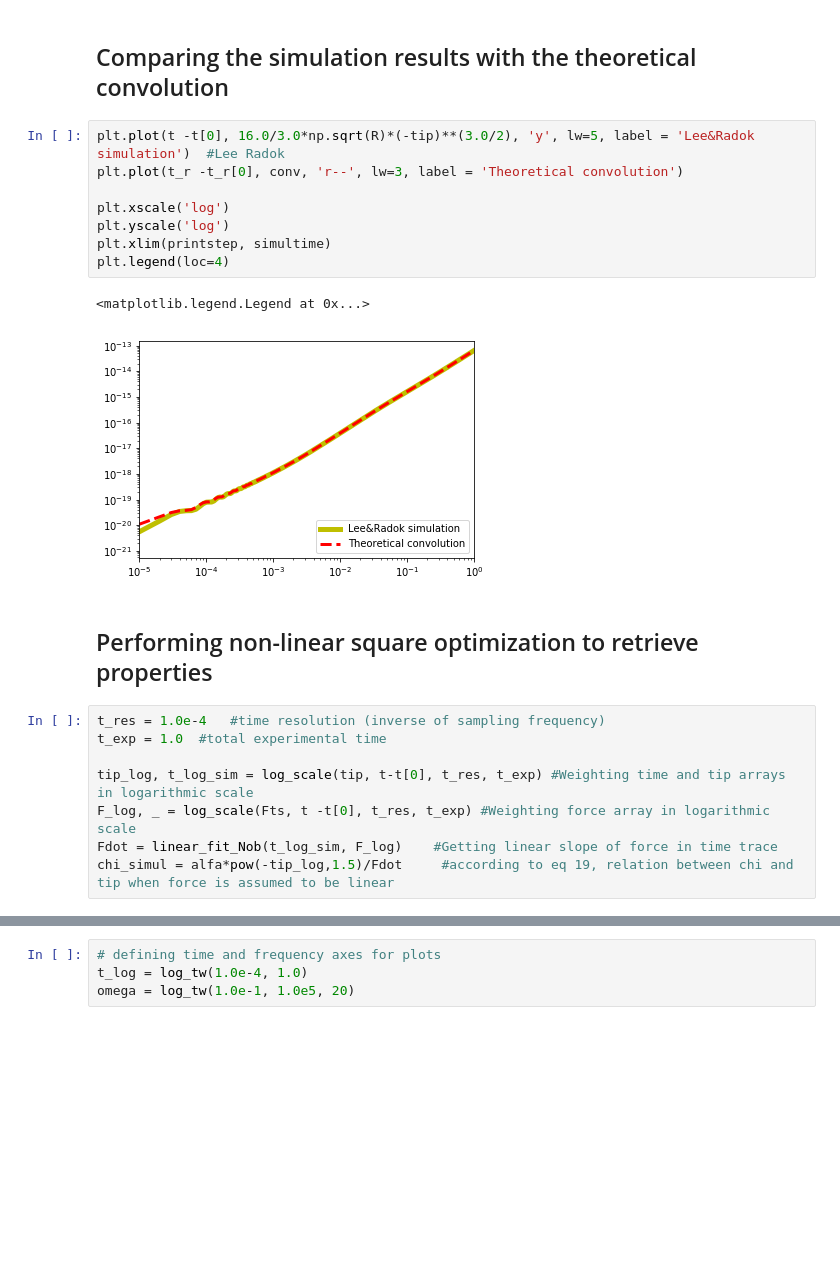
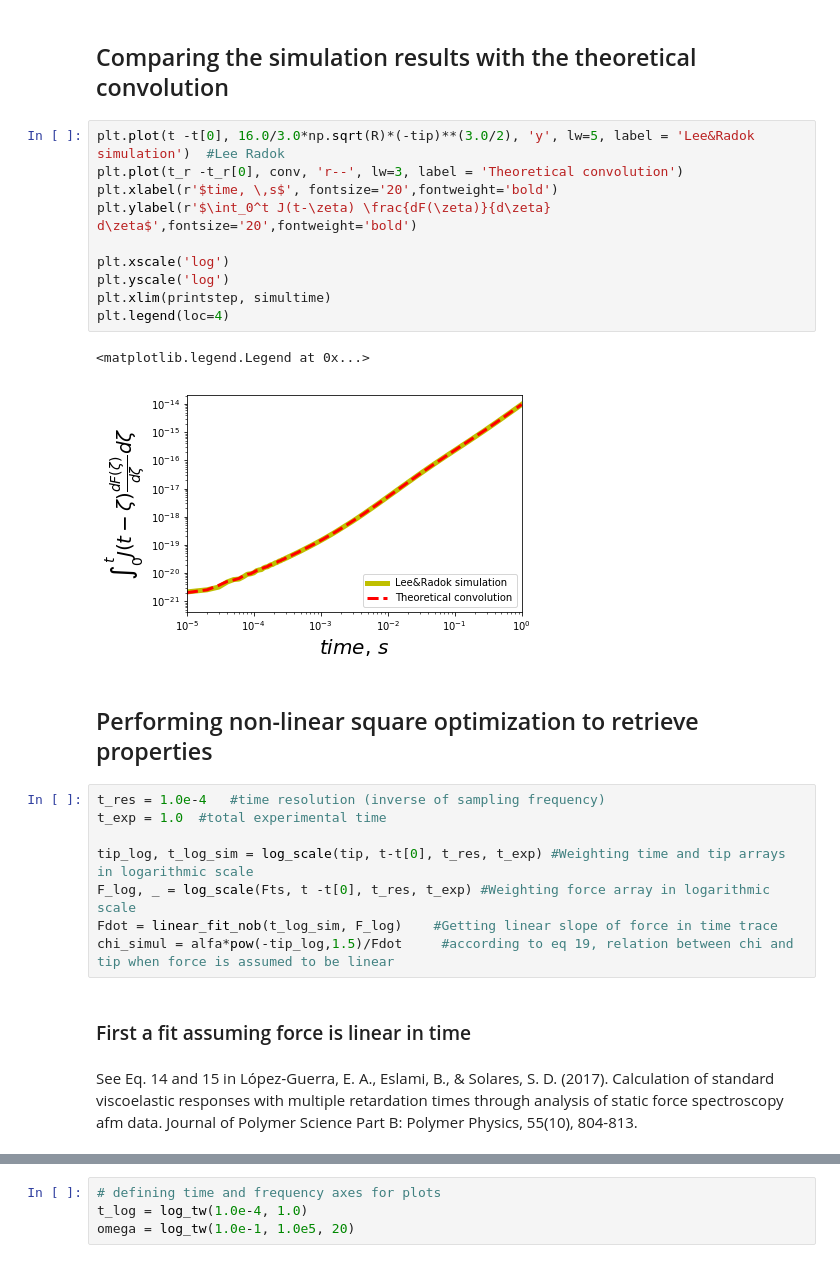
Before and after one commit to pycroscopy/pycroscopy, a Jupyter notebook: jupyter_notebooks/AFM_simulations/Force_Spectroscopy/Static_Force_Spectroscopy.ipynb, the cells around one changed output, grey strips where cells are left out. Cells and saved outputs as stored; diff of their text form; blank space fills up the shorter version.

```diff
--- a/jupyter_notebooks/AFM_simulations/Force_Spectroscopy/Static_Force_Spectroscopy.ipynb
+++ b/jupyter_notebooks/AFM_simulations/Force_Spectroscopy/Static_Force_Spectroscopy.ipynb
@@ -83,14 +89,16 @@ conv = conv[range(len(J_r))]
 # %%
 plt.plot(t -t[0], 16.0/3.0*np.sqrt(R)*(-tip)**(3.0/2), 'y', lw=5, label = 'Lee&Radok simulation')  #Lee Radok
 plt.plot(t_r -t_r[0], conv, 'r--', lw=3, label = 'Theoretical convolution')
+plt.xlabel(r'$time, \,s$', fontsize='20',fontweight='bold')
+plt.ylabel(r'$\int_0^t J(t-\zeta) \frac{dF(\zeta)}{d\zeta} d\zeta$',fontsize='20',fontweight='bold')
 
 plt.xscale('log')
 plt.yscale('log')
 plt.xlim(printstep, simultime)
 plt.legend(loc=4)
 # %% [output]
 <matplotlib.legend.Legend at 0x...>
-[figure, old version]
+[figure, new version]
 # %% [markdown]
 ## Performing non-linear square optimization to retrieve properties
 # %%
@@ -99,6 +107,10 @@ t_exp = 1.0  #total experimental time
 
 tip_log, t_log_sim = log_scale(tip, t-t[0], t_res, t_exp) #Weighting time and tip arrays in logarithmic scale
 F_log, _ = log_scale(Fts, t -t[0], t_res, t_exp) #Weighting force array in logarithmic scale
-Fdot = linear_fit_Nob(t_log_sim, F_log)    #Getting linear slope of force in time trace
+Fdot = linear_fit_nob(t_log_sim, F_log)    #Getting linear slope of force in time trace
 chi_simul = alfa*pow(-tip_log,1.5)/Fdot     #according to eq 19, relation between chi and tip when force is assumed to be linear
+# %% [markdown]
+### First a fit assuming force is linear in time
+# %% [markdown]
+See Eq. 14 and 15 in López‐Guerra, E. A., Eslami, B., & Solares, S. D. (2017). Calculation of standard viscoelastic responses with multiple retardation times through analysis of static force spectroscopy afm data. Journal of Polymer Science Part B: Polymer Physics, 55(10), 804-813.
 # %%
```
Also changed, not shown: parts of 13 cells of this notebook, 5 other files.
